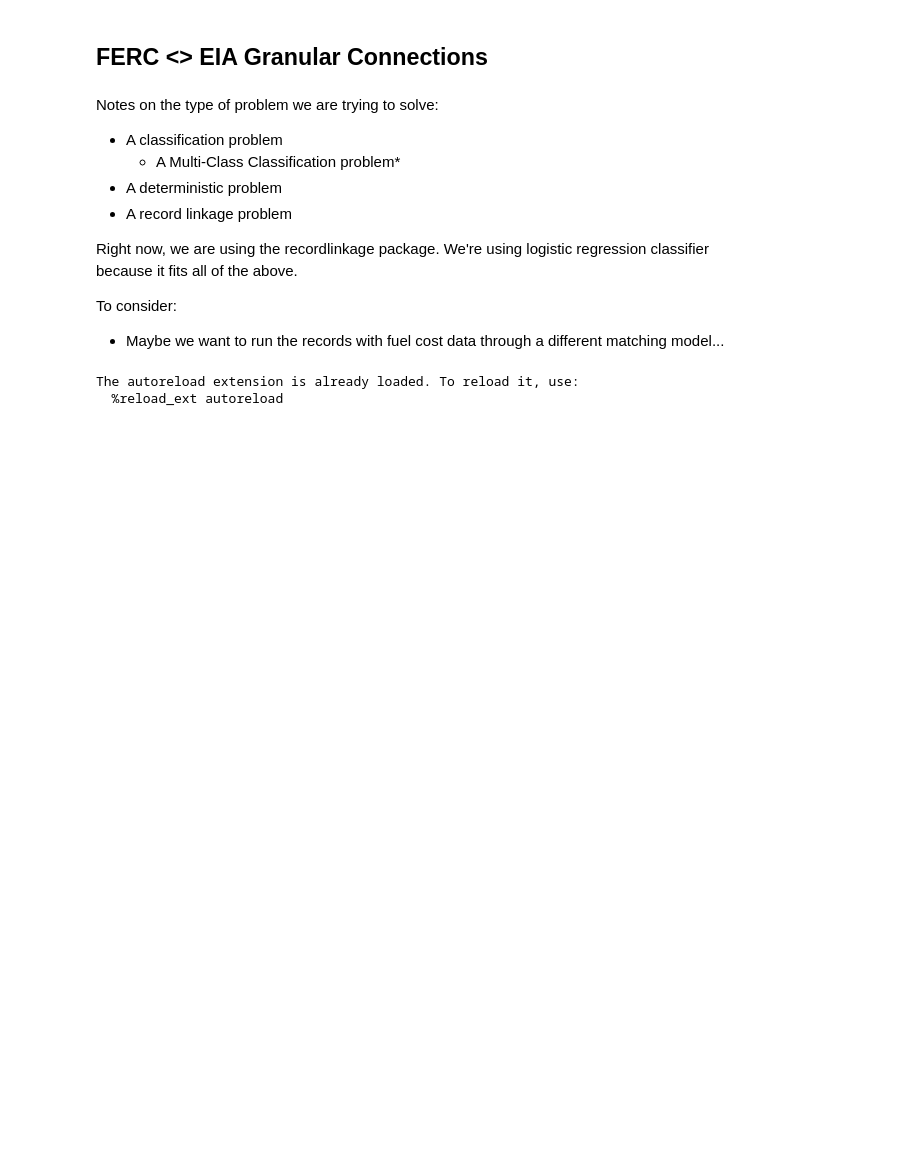
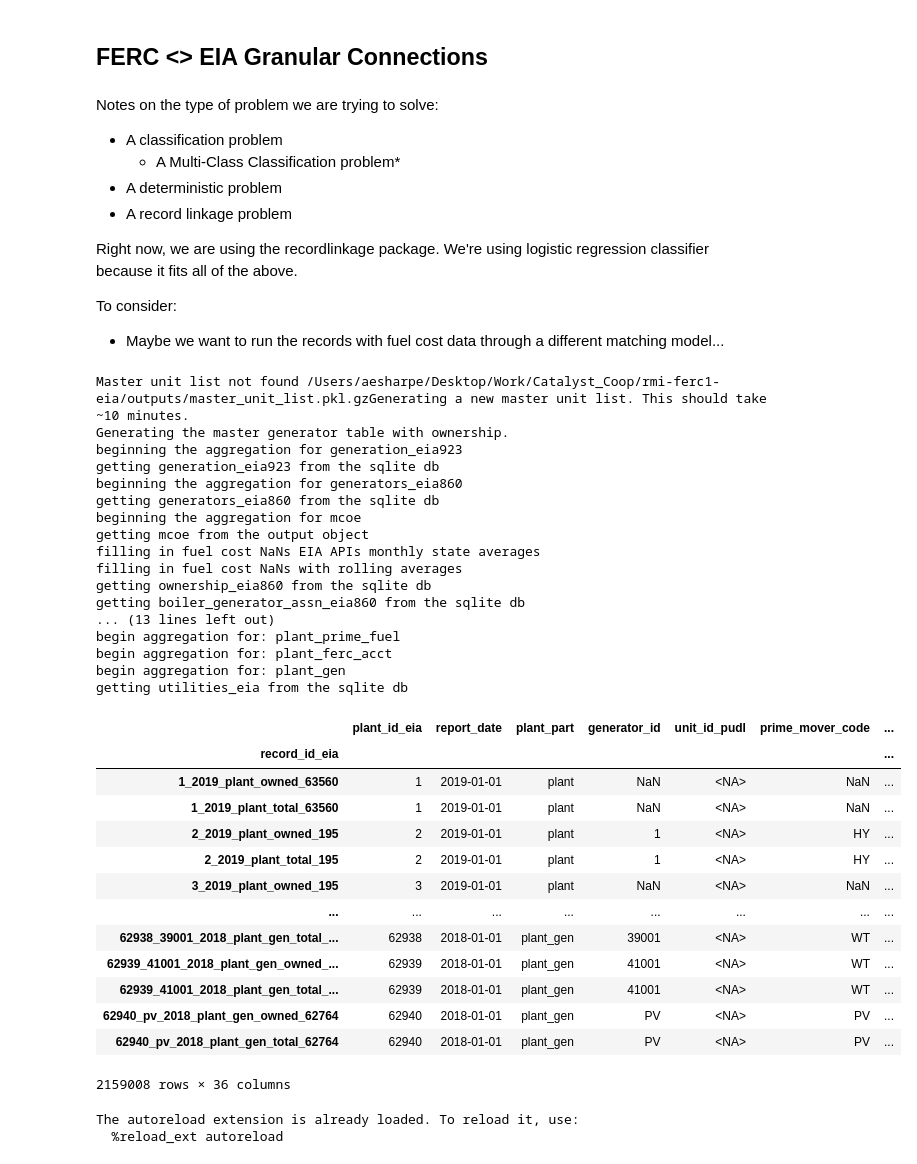
Before and after one commit to catalyst-cooperative/rmi-ferc1-eia, a Jupyter notebook: notebooks/connect_ferc1_to_eia.ipynb, the cells around one changed output. Drawn from its saved outputs; the diff is of its cells as text; code cells hidden in the pictures; blank space fills up the shorter version.

Commit message:
add more logger outputs to connect ferc and eia, and fix values in the override csv

```diff
--- a/notebooks/connect_ferc1_to_eia.ipynb
+++ b/notebooks/connect_ferc1_to_eia.ipynb
@@ -11,6 +11,41 @@ Right now, we are using the recordlinkage package. We're using logistic regressi
 
 To consider:
 - Maybe we want to run the records with fuel cost data through a different matching model...
+# %%
+# load new MUL
+make_plant_parts_eia.get_master_unit_list_eia(file_path_mul, clobber=True)
+# %% [output]
+Master unit list not found /Users/aesharpe/Desktop/Work/Catalyst_Coop/rmi-ferc1-eia/outputs/master_unit_list.pkl.gzGenerating a new master unit list. This should take ~10 minutes.
+Generating the master generator table with ownership.
+beginning the aggregation for generation_eia923
+getting generation_eia923 from the sqlite db
+beginning the aggregation for generators_eia860
+getting generators_eia860 from the sqlite db
+beginning the aggregation for mcoe
+getting mcoe from the output object
+filling in fuel cost NaNs EIA APIs monthly state averages
+filling in fuel cost NaNs with rolling averages
+getting ownership_eia860 from the sqlite db
+getting boiler_generator_assn_eia860 from the sqlite db
+... (13 lines left out)
+begin aggregation for: plant_prime_fuel
+begin aggregation for: plant_ferc_acct
+begin aggregation for: plant_gen
+getting utilities_eia from the sqlite db
+|  | plant_id_eia | report_date | plant_part | generator_id | unit_id_pudl | prime_mover_code | ... |
+| record_id_eia |  |  |  |  |  |  | ... |
+| 1_2019_plant_owned_63560 | 1 | 2019-01-01 | plant | NaN | <NA> | NaN | ... |
+| 1_2019_plant_total_63560 | 1 | 2019-01-01 | plant | NaN | <NA> | NaN | ... |
+| 2_2019_plant_owned_195 | 2 | 2019-01-01 | plant | 1 | <NA> | HY | ... |
+| 2_2019_plant_total_195 | 2 | 2019-01-01 | plant | 1 | <NA> | HY | ... |
+| 3_2019_plant_owned_195 | 3 | 2019-01-01 | plant | NaN | <NA> | NaN | ... |
+| ... | ... | ... | ... | ... | ... | ... | ... |
+| 62938_39001_2018_plant_gen_total_... | 62938 | 2018-01-01 | plant_gen | 39001 | <NA> | WT | ... |
+| 62939_41001_2018_plant_gen_owned_... | 62939 | 2018-01-01 | plant_gen | 41001 | <NA> | WT | ... |
+| 62939_41001_2018_plant_gen_total_... | 62939 | 2018-01-01 | plant_gen | 41001 | <NA> | WT | ... |
+| 62940_pv_2018_plant_gen_owned_62764 | 62940 | 2018-01-01 | plant_gen | PV | <NA> | PV | ... |
+| 62940_pv_2018_plant_gen_total_62764 | 62940 | 2018-01-01 | plant_gen | PV | <NA> | PV | ... |
+2159008 rows × 36 columns
 # %%
 %load_ext autoreload
 %autoreload 2
```
Also changed, not shown: parts of 20 cells of this notebook, 3 other files.
